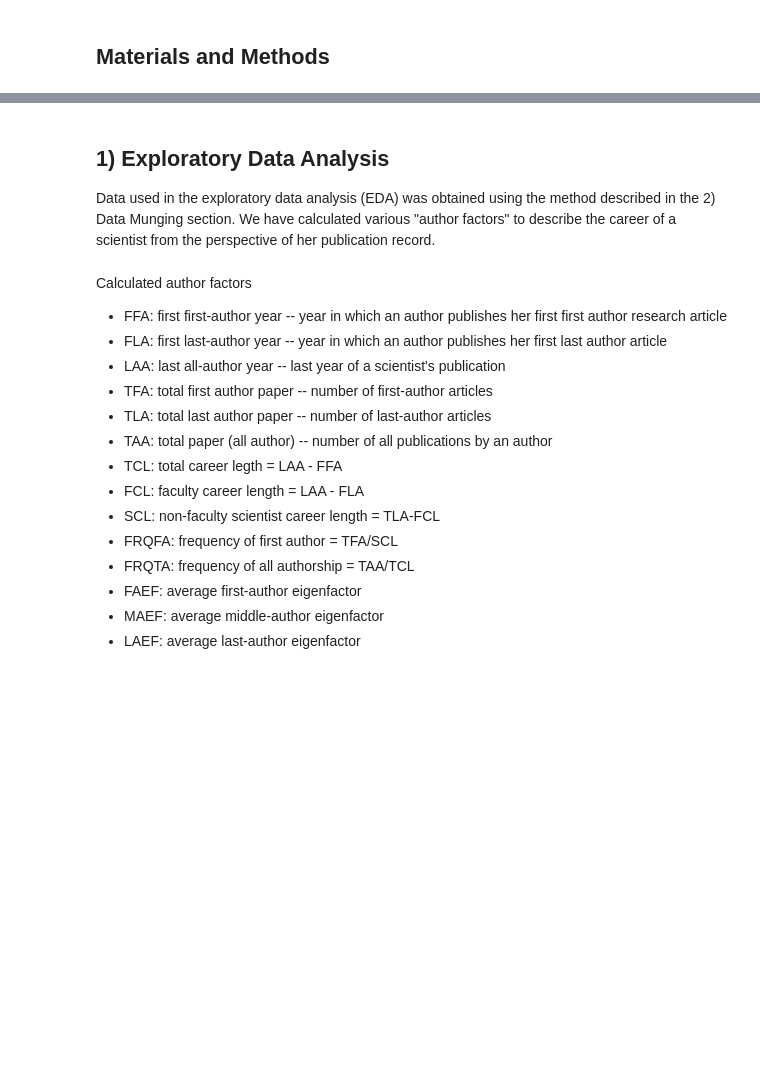
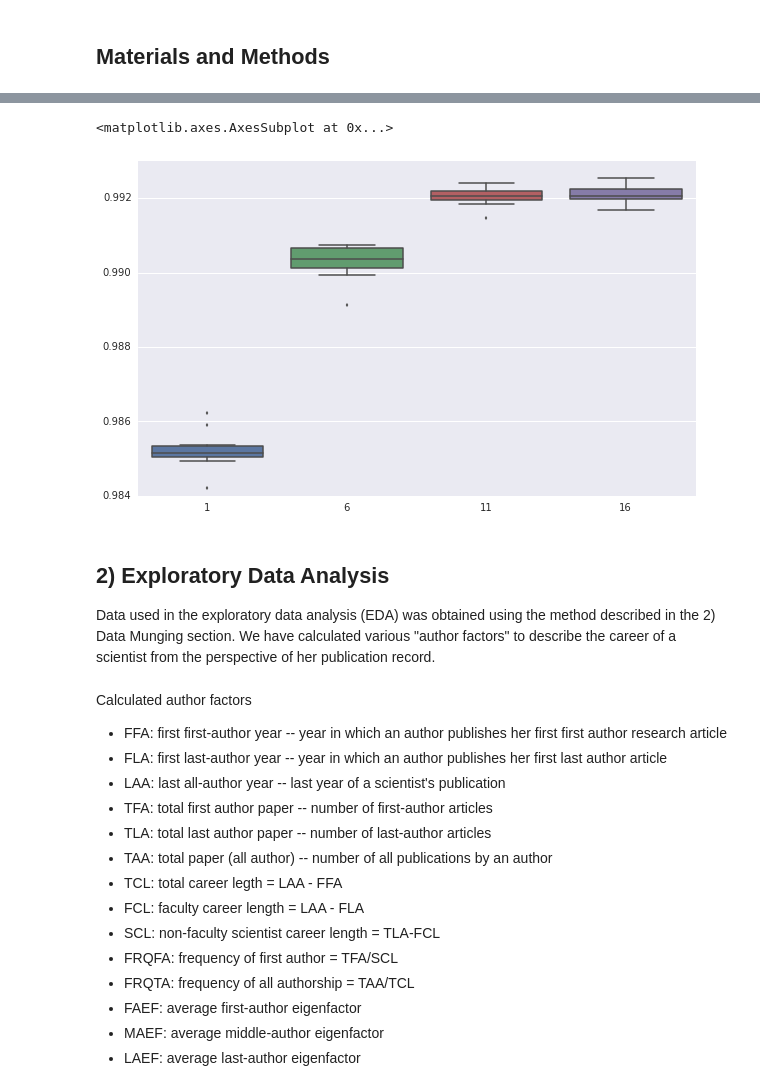
Before and after one commit to shinwachi/cs109_firstOrPerish, a Jupyter notebook: final_processbook/process_book.ipynb, the cells around one changed output, grey strips where cells are left out. Drawn from its saved outputs; the diff is of its cells as text; code cells hidden in the pictures; blank space fills up the shorter version.

```diff
--- a/final_processbook/process_book.ipynb
+++ b/final_processbook/process_book.ipynb
@@ -33,5 +176,16 @@ A significant amount of effort has been spent on obtaining and processing the da
+# %%
+import seaborn as sns
+adf2 = DataFrame(answer)
+sns.set()
+sns.set_context("notebook")
+plt.figure(figsize=(10,6))
+# sns.factorplot("n", "score", data=adf2)
+sns.boxplot(adf2)
+# %% [output]
+<matplotlib.axes.AxesSubplot at 0x...>
+[figure, added]
 # %% [markdown]
-## 1) Exploratory Data Analysis
+## 2) Exploratory Data Analysis
 
 Data used in the exploratory data analysis (EDA) was obtained using the method described in the 2) Data Munging section. We have calculated various "author factors" to describe the career of a scientist from the perspective of her publication record.
 # %% [markdown]
```
Also changed, not shown: parts of 22 cells of this notebook.
